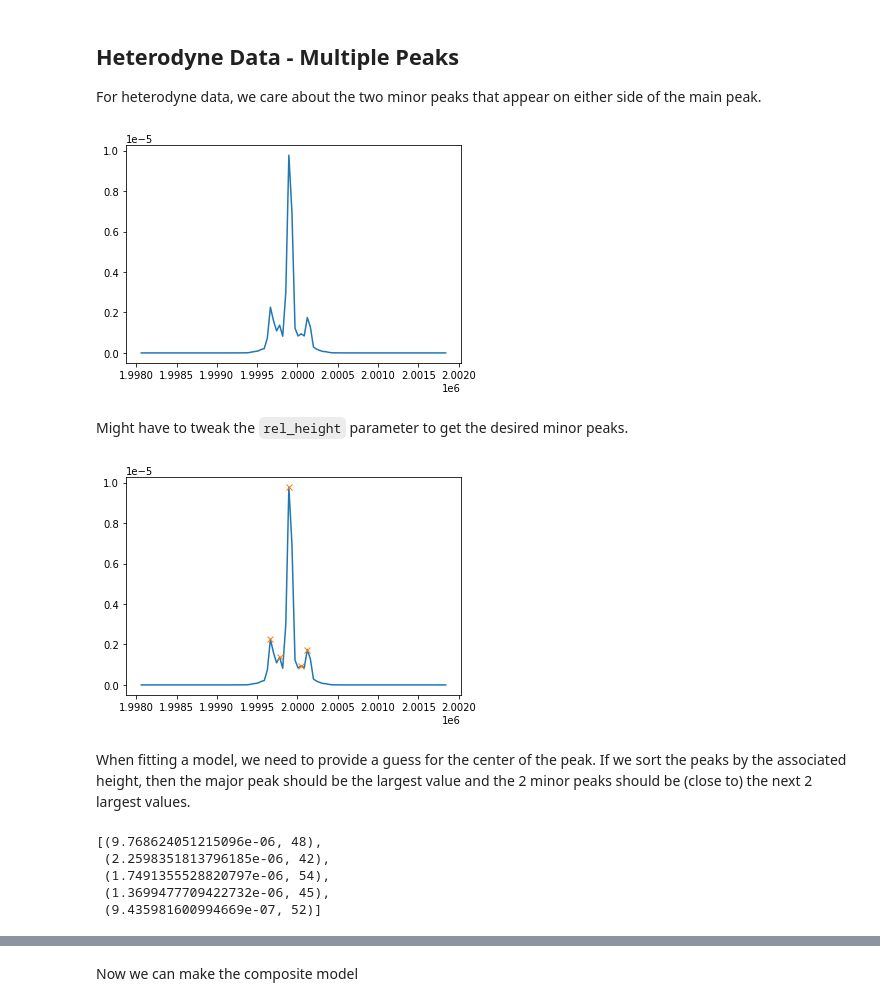
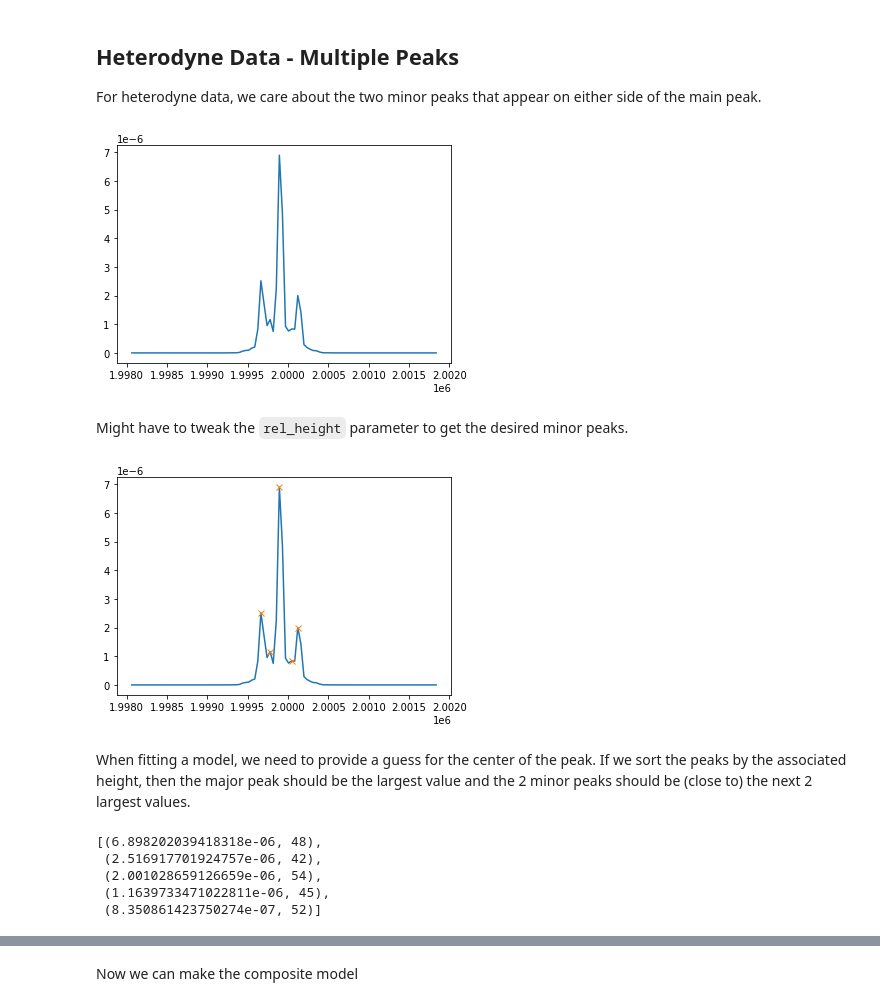
Before and after one commit to nurriol2/peak_fitting, a Jupyter notebook: lorentzian_peak_fitting.ipynb, the cells around one changed output, grey strips where cells are left out. Drawn from its saved outputs; the diff is of its cells as text; code cells hidden in the pictures.

```diff
--- a/lorentzian_peak_fitting.ipynb
+++ b/lorentzian_peak_fitting.ipynb
@@ -45,34 +45,35 @@ def columns_to_array(df):
         result.append(col_data.values)
     return result
 
-def load_csv_file(fpath, spectra_units):
+def load_csv_file(fullpath, units):
     """
     Load a single csv file into memory as a pandas.DataFrame
 
     Args:
-    fpath (str):  The relative path to the csv file
+    fullpath (str):  The full path to the CSV file
 
-    spectra_units (str):  Units to use for the spectra values.
-                          Typically m^2/Hz or V^2/Hz.
+    units (str):  Units to use for the spectral density.
+                  Typically m^2/Hz or V^2/Hz.
     """
-    return pd.read_csv(fpath, names=["Frequency (Hz)", f"Spectra ({spectra_units})"])
+    return pd.read_csv(fullpath, names=["Frequency (Hz)", f"Spectral Density ({units})"])
 
-def process_csv_file(fpath, spectra_units):
+def process_csv_file(fullpath, units):
 
     """
     Load a single CSV file into memeory as numpy arrays
 
     Args:
-    fpath (str):  The relative path to the binary file
+    fullpath (str):  The full path to the CSV file
 
-    vec (np.array):  A column vector
+    units (str):  Units to use for the spectral density.
+                  Typically m^2/Hz or V^2/Hz.
 
     Returns:
     tuple(np.array, ... np.array):  The columns of `df` as elements of a tuple.
                                     Length of tuple depends on number of columns.
     """
 
-    df = load_csv_file(fpath, spectra_units)
+    df = load_csv_file(fullpath, units)
 
     return columns_to_array(df)
 
@@ -82,11 +83,12 @@ def match_filenames_in_dir(pattern, dirpath):
     Search a directory tree for all filenames which match a specified pattern
 
     Args:
-    pattern (str):  Expression for the filename template
-    directory(str):  Path to directory where data files are located
+    pattern (str):  Expression for the filename template.
+
+    directory(str):  Path to directory where data files are located.
 
     Returns:
-    (list(str)):  List of all the filenames which match a specified pattern
+    (list(str)):  List of all the filenames which match a specified pattern.
     """
 
     # List of all found files that match pattern
@@ -161,7 +174,16 @@ For the Heterodyne data, it would be helpful to focus the view on the central pe
 # %%
 def center_zoom(arr, window):
     """
-    Select elements within a window centered around a peak
+    Trim an array to select a centered view of size `window`
+
+    Args:
+    arr (np.ndarray):  An array of values.
+
+    window (int):  The size of the window to view.
+
+    Returns:
+    (np.ndarray):  The same as `arr` with window//2 elements to the left and
+                   right of the midpoint.
     """
 
     center = len(arr)//2
@@ -290,17 +308,17 @@ For heterodyne data, we care about the two minor peaks that appear on either sid
 # %%
 # Plot a heterodyne spectra to visualize the left and right peaks
 
 window_size = 100
 
-het1 = load_csv_file("/content/heterodyne/het_st80_1.CSV", "V^2/Hz")
+het1 = load_csv_file("/content/heterodyne/het_st80_17.CSV", "V^2/Hz")
 
 het1_freq = center_zoom(het1["Frequency (Hz)"], window_size)
 het1_spectra = center_zoom(het1["Spectra (V^2/Hz)"], window_size)
 
 plt.plot(het1_freq, het1_spectra)
 plt.show()
 # %% [output]
-[figure, old version]
+[figure, new version]
 # %% [markdown]
 Might have to tweak the `rel_height` parameter to get the desired minor peaks.
 # %%
@@ -311,7 +329,7 @@ plt.plot(het1_freq, het1_spectra)
 plt.plot(het1_freq.to_numpy()[peaks], het1_spectra.to_numpy()[peaks], "x")
 plt.show()
 # %% [output]
-[figure, old version]
+[figure, new version]
 # %% [markdown]
 When fitting a model, we need to provide a guess for the center of the peak. If we sort the peaks by the associated height, then the major peak should be the largest value and the 2 minor peaks should be (close to) the next 2 largest values.
 # %%
@@ -319,11 +337,11 @@ heights_and_indices = list(zip(het1_spectra.to_numpy()[peaks], peaks))
 heights_and_indices.sort(key=lambda pair : pair[0], reverse=True)
 heights_and_indices
 # %% [output]
-[(9.768624051215096e-06, 48),
- (2.2598351813796185e-06, 42),
- (1.7491355528820797e-06, 54),
- (1.3699477709422732e-06, 45),
- (9.435981600994669e-07, 52)]
+[(6.898202039418318e-06, 48),
+ (2.516917701924757e-06, 42),
+ (2.001028659126659e-06, 54),
+ (1.1639733471022811e-06, 45),
+ (8.350861423750274e-07, 52)]
 # %%
 desired_heights = [pair[0] for pair in heights_and_indices[:3]]
 desired_indices = [pair[1] for pair in heights_and_indices[:3]]
```
Also changed, not shown: parts of 14 cells of this notebook.
